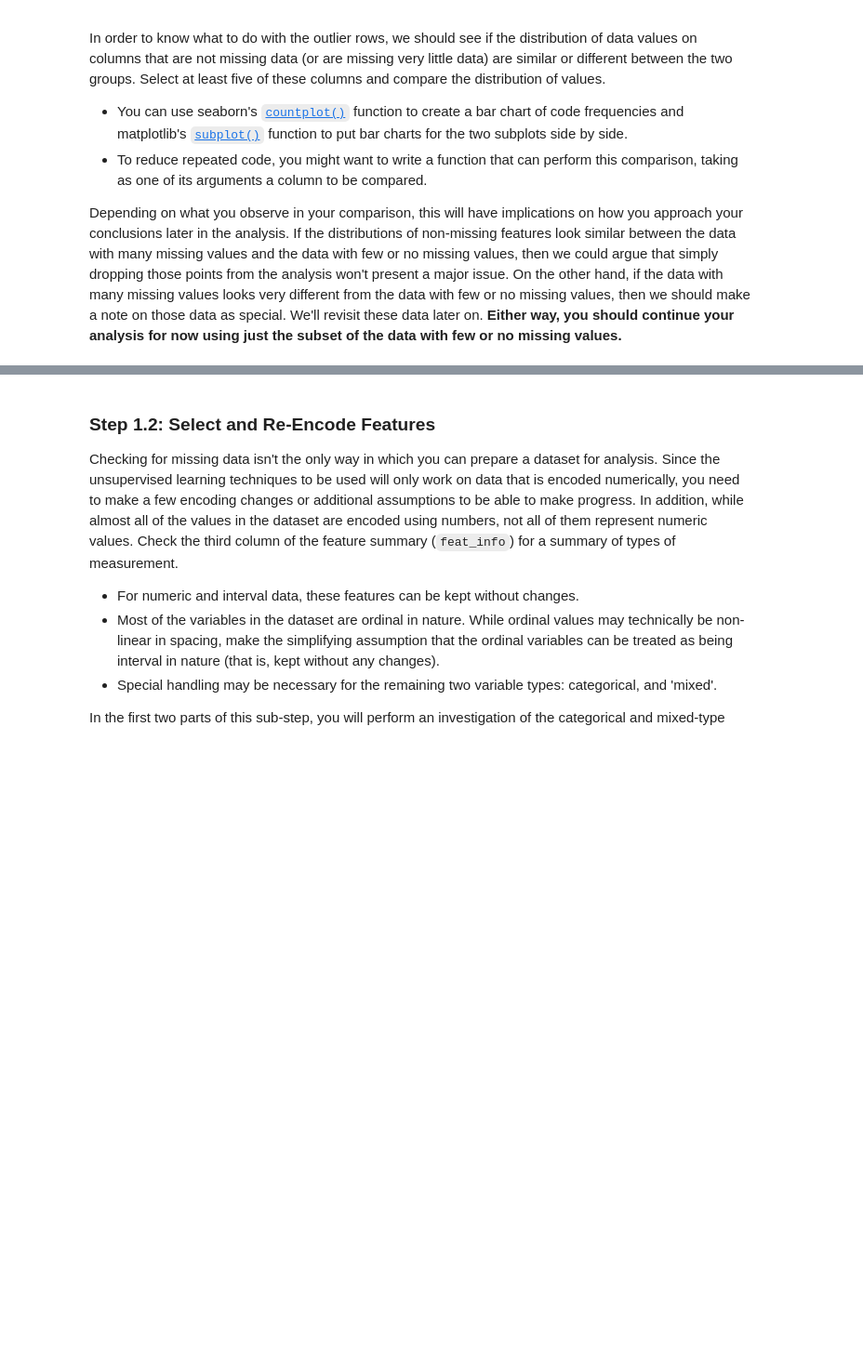
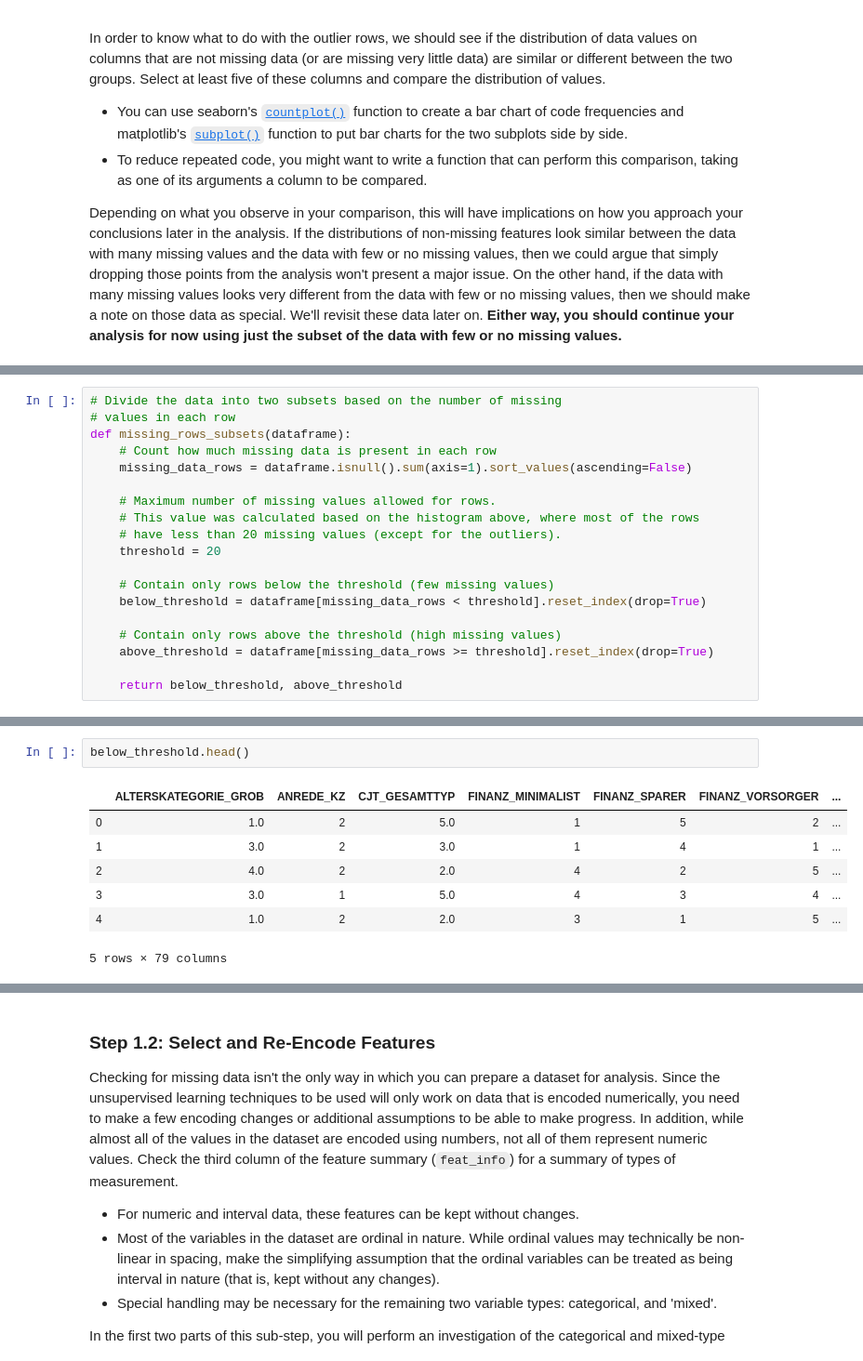
Before and after one commit to luis-valverde/Identify-Customer-Segments-with-Arvato, a Jupyter notebook: Identify_Customer_Segments.ipynb, the cells around one changed output, grey strips where cells are left out. Shown: that part at 93% size. Drawn from its saved outputs; the diff is of its cells as text; blank space fills up the shorter version.

```diff
--- a/Identify_Customer_Segments.ipynb
+++ b/Identify_Customer_Segments.ipynb
@@ -226,0 +258,19 @@ Depending on what you observe in your comparison, this will have implications on
+# %%
+# Divide the data into two subsets based on the number of missing
+# values in each row
+def missing_rows_subsets(dataframe):
+    # Count how much missing data is present in each row
+    missing_data_rows = dataframe.isnull().sum(axis=1).sort_values(ascending=False)
+
+    # Maximum number of missing values allowed for rows.
+    # This value was calculated based on the histogram above, where most of the rows
+    # have less than 20 missing values (except for the outliers).
+    threshold = 20
+
+    # Contain only rows below the threshold (few missing values)
+    below_threshold = dataframe[missing_data_rows < threshold].reset_index(drop=True)
+
+    # Contain only rows above the threshold (high missing values)
+    above_threshold = dataframe[missing_data_rows >= threshold].reset_index(drop=True)
+
+    return below_threshold, above_threshold
@@ -226,0 +304,10 @@ Depending on what you observe in your comparison, this will have implications on
+# %%
+below_threshold.head()
+# %% [output]
+|  | ALTERSKATEGORIE_GROB | ANREDE_KZ | CJT_GESAMTTYP | FINANZ_MINIMALIST | FINANZ_SPARER | FINANZ_VORSORGER | ... |
+| 0 | 1.0 | 2 | 5.0 | 1 | 5 | 2 | ... |
+| 1 | 3.0 | 2 | 3.0 | 1 | 4 | 1 | ... |
+| 2 | 4.0 | 2 | 2.0 | 4 | 2 | 5 | ... |
+| 3 | 3.0 | 1 | 5.0 | 4 | 3 | 4 | ... |
+| 4 | 1.0 | 2 | 2.0 | 3 | 1 | 5 | ... |
+5 rows × 79 columns
```
Also changed, not shown: parts of 8 cells of this notebook.
